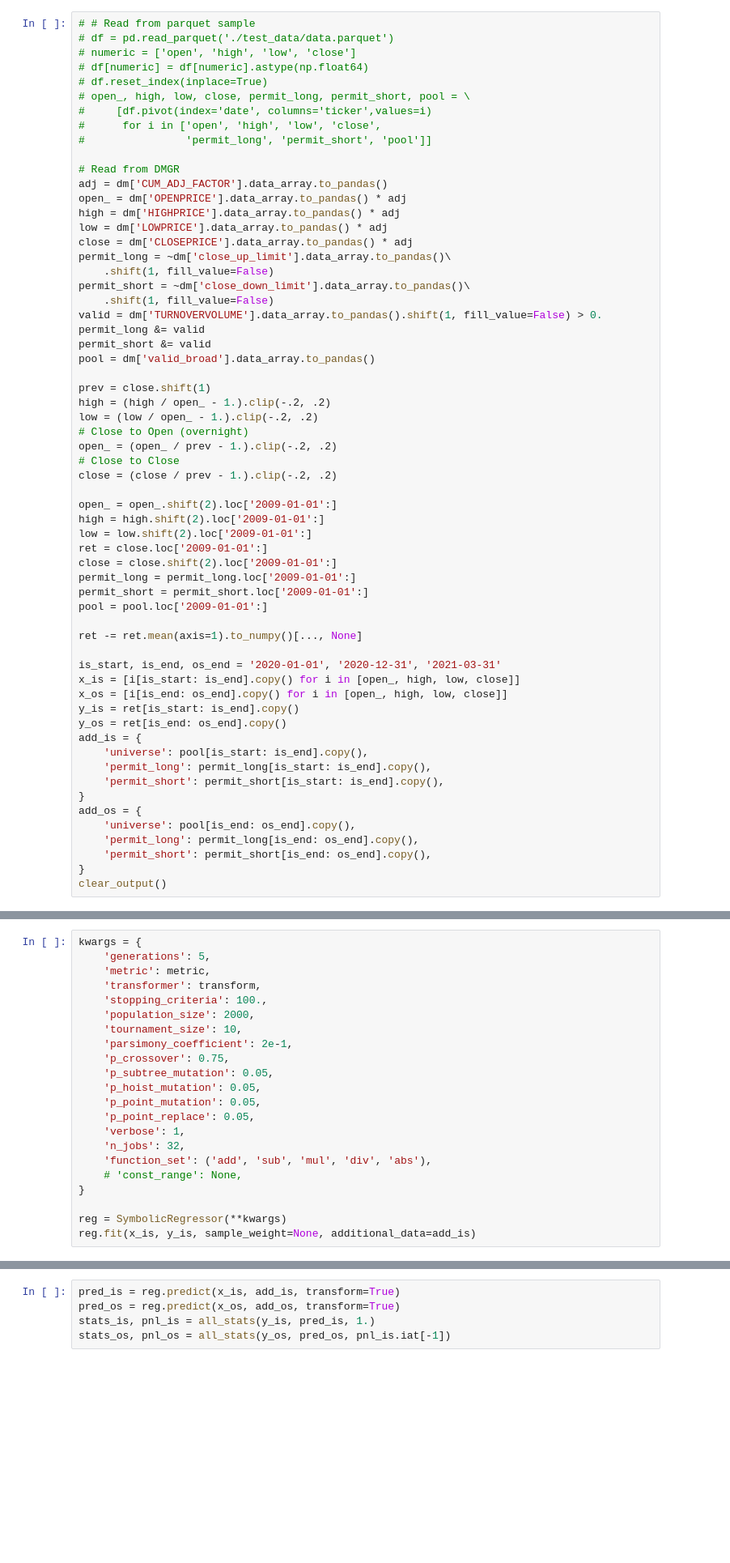
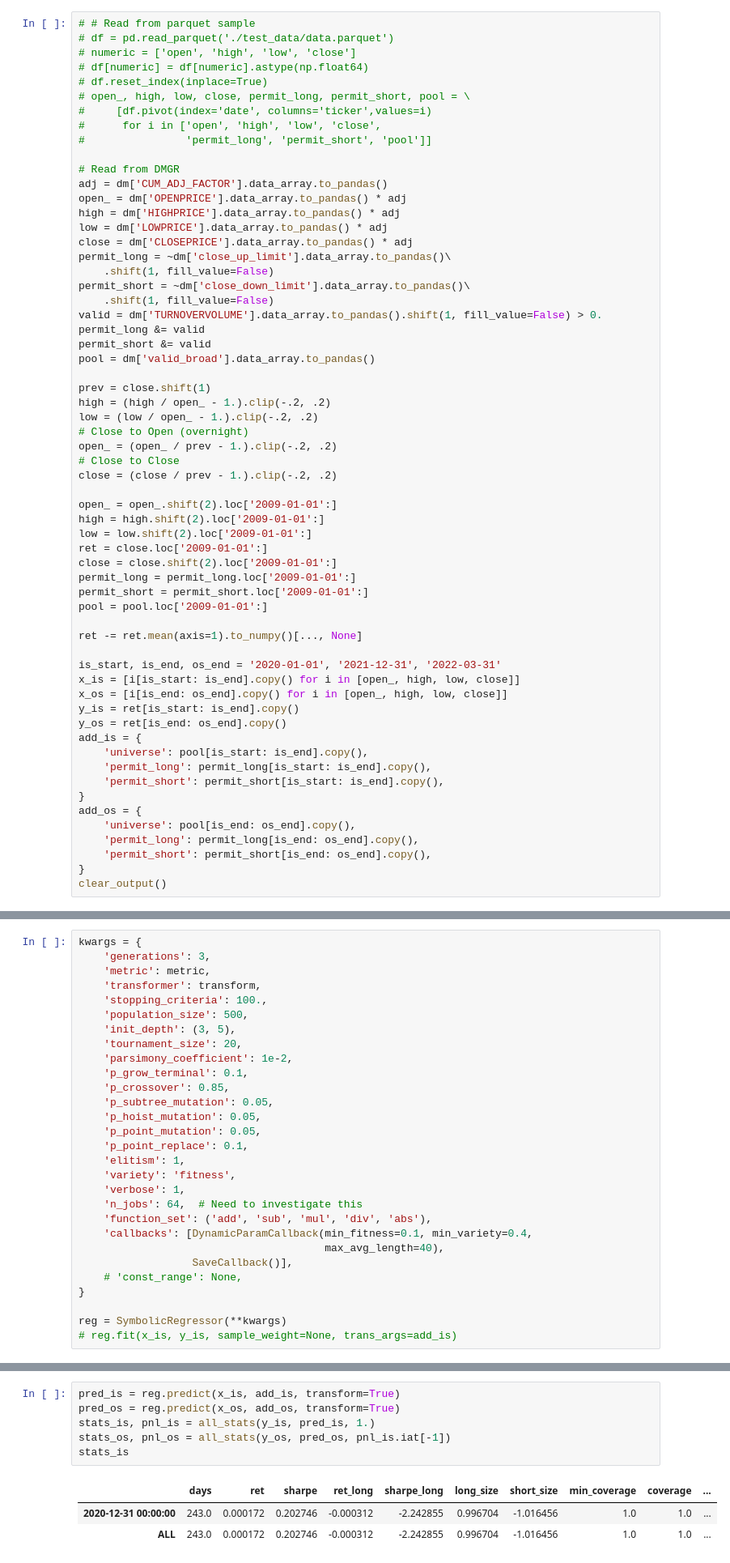
Before and after one commit to Ct-nep/gplearn-for-finance, a Jupyter notebook: test_gp.ipynb, the cells around one changed output, grey strips where cells are left out. Shown: that part at 81% size. Saved outputs shown, nothing was run; the diff lists cells and outputs as text; blank space fills up the shorter version.

```diff
--- a/test_gp.ipynb
+++ b/test_gp.ipynb
@@ -321,7 +390,7 @@ pool = pool.loc['2009-01-01':]
 
 ret -= ret.mean(axis=1).to_numpy()[..., None]
 
-is_start, is_end, os_end = '2020-01-01', '2020-12-31', '2021-03-31'
+is_start, is_end, os_end = '2020-01-01', '2021-12-31', '2022-03-31'
 x_is = [i[is_start: is_end].copy() for i in [open_, high, low, close]]
 x_os = [i[is_end: os_end].copy() for i in [open_, high, low, close]]
 y_is = ret[is_start: is_end].copy()
@@ -447,22 +502,29 @@ array([ 8.50250203e-03,  1.05026007e-04, -3.85393189e-03,  2.76471653e-03,
 # %%
 kwargs = {
-    'generations': 5,
+    'generations': 3,
     'metric': metric,
     'transformer': transform,
     'stopping_criteria': 100.,
-    'population_size': 2000,
-    'tournament_size': 10,
-    'parsimony_coefficient': 2e-1,
-    'p_crossover': 0.75,
+    'population_size': 500,
+    'init_depth': (3, 5),
+    'tournament_size': 20,
+    'parsimony_coefficient': 1e-2,
+    'p_grow_terminal': 0.1,
+    'p_crossover': 0.85,
     'p_subtree_mutation': 0.05,
     'p_hoist_mutation': 0.05,
     'p_point_mutation': 0.05,
-    'p_point_replace': 0.05,
+    'p_point_replace': 0.1,
+    'elitism': 1,
+    'variety': 'fitness',
     'verbose': 1,
-    'n_jobs': 32,
+    'n_jobs': 64,  # Need to investigate this
     'function_set': ('add', 'sub', 'mul', 'div', 'abs'),
+    'callbacks': [DynamicParamCallback(min_fitness=0.1, min_variety=0.4,
+                                       max_avg_length=40),
+                  SaveCallback()],
     # 'const_range': None,
 }
 
 reg = SymbolicRegressor(**kwargs)
-reg.fit(x_is, y_is, sample_weight=None, additional_data=add_is)
+# reg.fit(x_is, y_is, sample_weight=None, trans_args=add_is)
@@ -496,8 +818,13 @@ Image(graph.create_png())
 # %%
 pred_is = reg.predict(x_is, add_is, transform=True)
 pred_os = reg.predict(x_os, add_os, transform=True)
 stats_is, pnl_is = all_stats(y_is, pred_is, 1.)
 stats_os, pnl_os = all_stats(y_os, pred_os, pnl_is.iat[-1])
+stats_is
+# %% [output]
+|  | days | ret | sharpe | ret_long | sharpe_long | long_size | short_size | min_coverage | coverage | ... |
+| 2020-12-31 00:00:00 | 243.0 | 0.000172 | 0.202746 | -0.000312 | -2.242855 | 0.996704 | -1.016456 | 1.0 | 1.0 | ... |
+| ALL | 243.0 | 0.000172 | 0.202746 | -0.000312 | -2.242855 | 0.996704 | -1.016456 | 1.0 | 1.0 | ... |
 # %%
 def _div(x1, x2):
     d = x1 / x2
```
Also changed, not shown: parts of 16 cells of this notebook, 3 other files.
